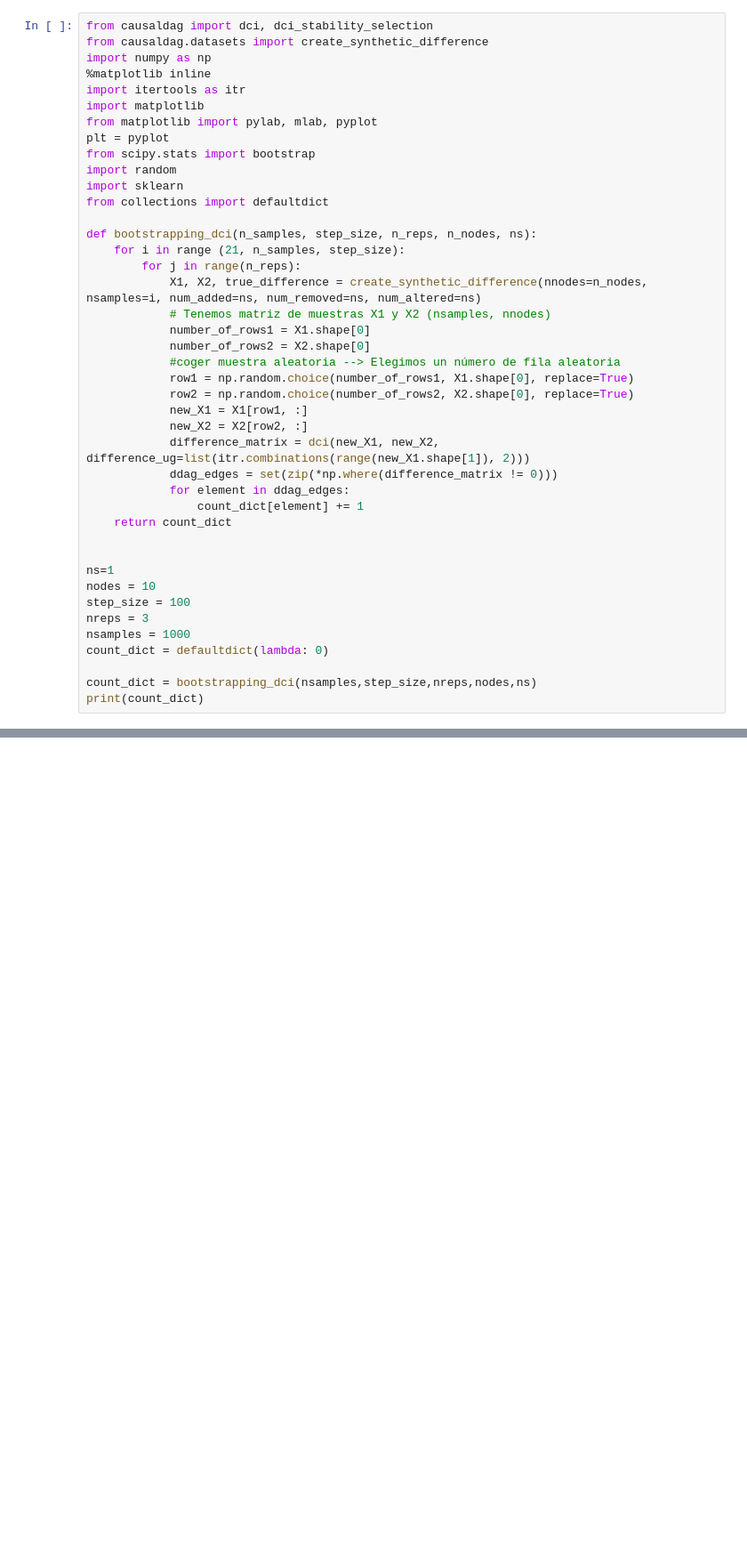
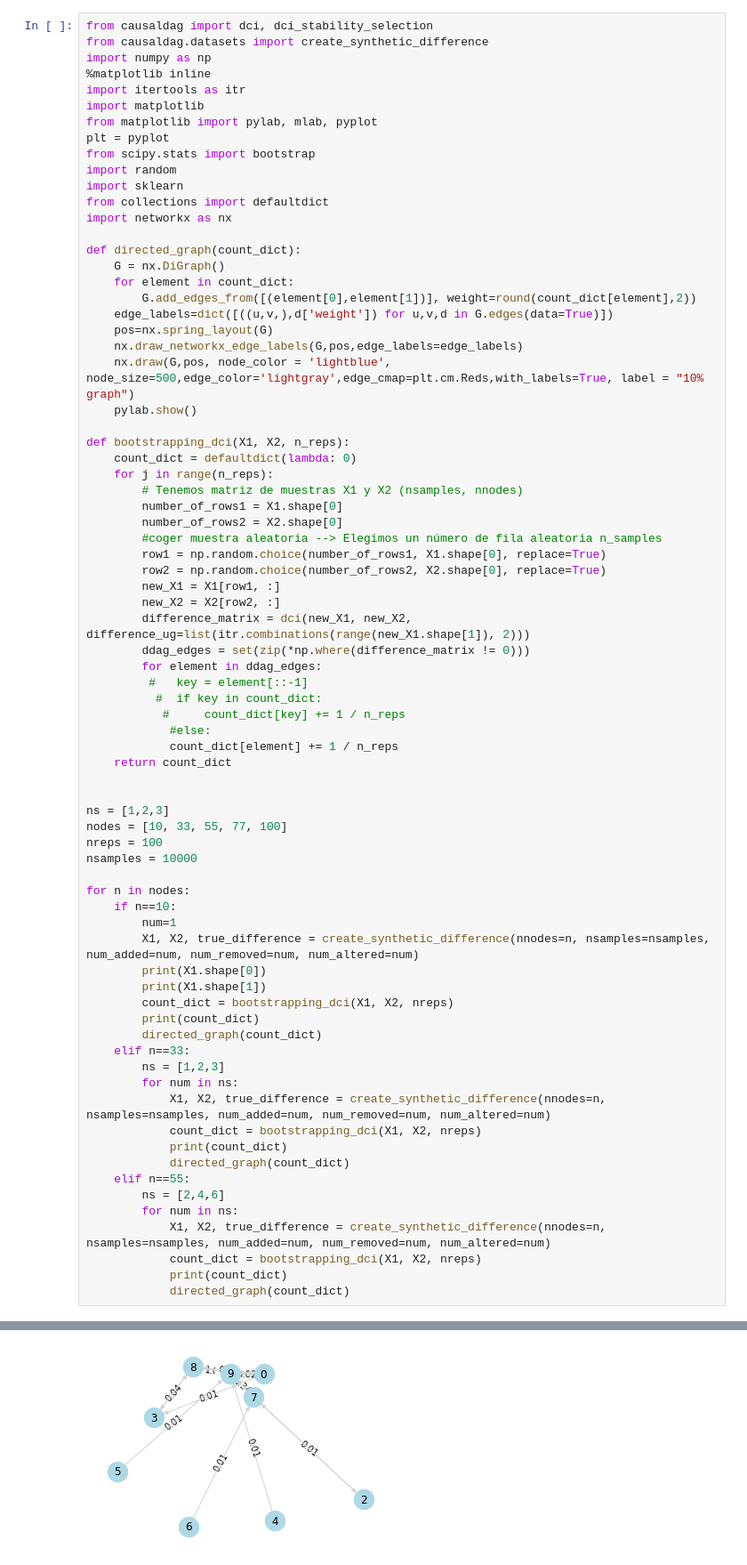
Before and after one commit to garagond/Causalnference, a Jupyter notebook: CausalInference.ipynb, the cells around one changed output, grey strips where cells are left out. Shown: that part at 89% size. Drawn from its saved outputs; the diff is of its cells as text; blank space fills up the shorter version.

```diff
--- a/CausalInference.ipynb
+++ b/CausalInference.ipynb
@@ -185,33 +184,66 @@ from scipy.stats import bootstrap
 import random
 import sklearn
 from collections import defaultdict
+import networkx as nx
 
-def bootstrapping_dci(n_samples, step_size, n_reps, n_nodes, ns):
-    for i in range (21, n_samples, step_size):
-        for j in range(n_reps):
-            X1, X2, true_difference = create_synthetic_difference(nnodes=n_nodes, nsamples=i, num_added=ns, num_removed=ns, num_altered=ns)
-            # Tenemos matriz de muestras X1 y X2 (nsamples, nnodes)
-            number_of_rows1 = X1.shape[0]
-            number_of_rows2 = X2.shape[0]
-            #coger muestra aleatoria --> Elegimos un número de fila aleatoria
-            row1 = np.random.choice(number_of_rows1, X1.shape[0], replace=True)
-            row2 = np.random.choice(number_of_rows2, X2.shape[0], replace=True)
-            new_X1 = X1[row1, :]
-            new_X2 = X2[row2, :]
-            difference_matrix = dci(new_X1, new_X2, difference_ug=list(itr.combinations(range(new_X1.shape[1]), 2)))
-            ddag_edges = set(zip(*np.where(difference_matrix != 0)))
-            for element in ddag_edges:
-                count_dict[element] += 1
+def directed_graph(count_dict):
+    G = nx.DiGraph()
+    for element in count_dict:
+        G.add_edges_from([(element[0],element[1])], weight=round(count_dict[element],2))
+    edge_labels=dict([((u,v,),d['weight']) for u,v,d in G.edges(data=True)])
+    pos=nx.spring_layout(G)
+    nx.draw_networkx_edge_labels(G,pos,edge_labels=edge_labels)
+    nx.draw(G,pos, node_color = 'lightblue', node_size=500,edge_color='lightgray',edge_cmap=plt.cm.Reds,with_labels=True, label = "10% graph")
+    pylab.show()
+
+def bootstrapping_dci(X1, X2, n_reps):
+    count_dict = defaultdict(lambda: 0)
+    for j in range(n_reps):
+        # Tenemos matriz de muestras X1 y X2 (nsamples, nnodes)
+        number_of_rows1 = X1.shape[0]
+        number_of_rows2 = X2.shape[0]
+        #coger muestra aleatoria --> Elegimos un número de fila aleatoria n_samples
+        row1 = np.random.choice(number_of_rows1, X1.shape[0], replace=True)
+        row2 = np.random.choice(number_of_rows2, X2.shape[0], replace=True)
+        new_X1 = X1[row1, :]
+        new_X2 = X2[row2, :]
+        difference_matrix = dci(new_X1, new_X2, difference_ug=list(itr.combinations(range(new_X1.shape[1]), 2)))
+        ddag_edges = set(zip(*np.where(difference_matrix != 0)))
+        for element in ddag_edges:
+         #   key = element[::-1]
+          #  if key in count_dict:
+           #     count_dict[key] += 1 / n_reps
+            #else:
+            count_dict[element] += 1 / n_reps
     return count_dict
 
 
-ns=1
-nodes = 10
-step_size = 100
-nreps = 3
-nsamples = 1000
-count_dict = defaultdict(lambda: 0)
+ns = [1,2,3]
+nodes = [10, 33, 55, 77, 100]
+nreps = 100
+nsamples = 10000
 
-count_dict = bootstrapping_dci(nsamples,step_size,nreps,nodes,ns)
-print(count_dict)
+for n in nodes:
+    if n==10:
+        num=1
+        X1, X2, true_difference = create_synthetic_difference(nnodes=n, nsamples=nsamples, num_added=num, num_removed=num, num_altered=num)
+        print(X1.shape[0])
+        print(X1.shape[1])
+        count_dict = bootstrapping_dci(X1, X2, nreps)
+        print(count_dict)
+        directed_graph(count_dict)
+    elif n==33:
+        ns = [1,2,3]
+        for num in ns:
+            X1, X2, true_difference = create_synthetic_difference(nnodes=n, nsamples=nsamples, num_added=num, num_removed=num, num_altered=num)
+            count_dict = bootstrapping_dci(X1, X2, nreps)
+            print(count_dict)
+            directed_graph(count_dict)
+    elif n==55:
+        ns = [2,4,6]
+        for num in ns:
+            X1, X2, true_difference = create_synthetic_difference(nnodes=n, nsamples=nsamples, num_added=num, num_removed=num, num_altered=num)
+            count_dict = bootstrapping_dci(X1, X2, nreps)
+            print(count_dict)
+            directed_graph(count_dict)
 # %% [output]
@@ -218,0 +253 @@ defaultdict(<function <lambda> at 0x...>, {(8, 5): 3})
+[figure, added]
```
Also changed, not shown: parts of 4 cells of this notebook.
